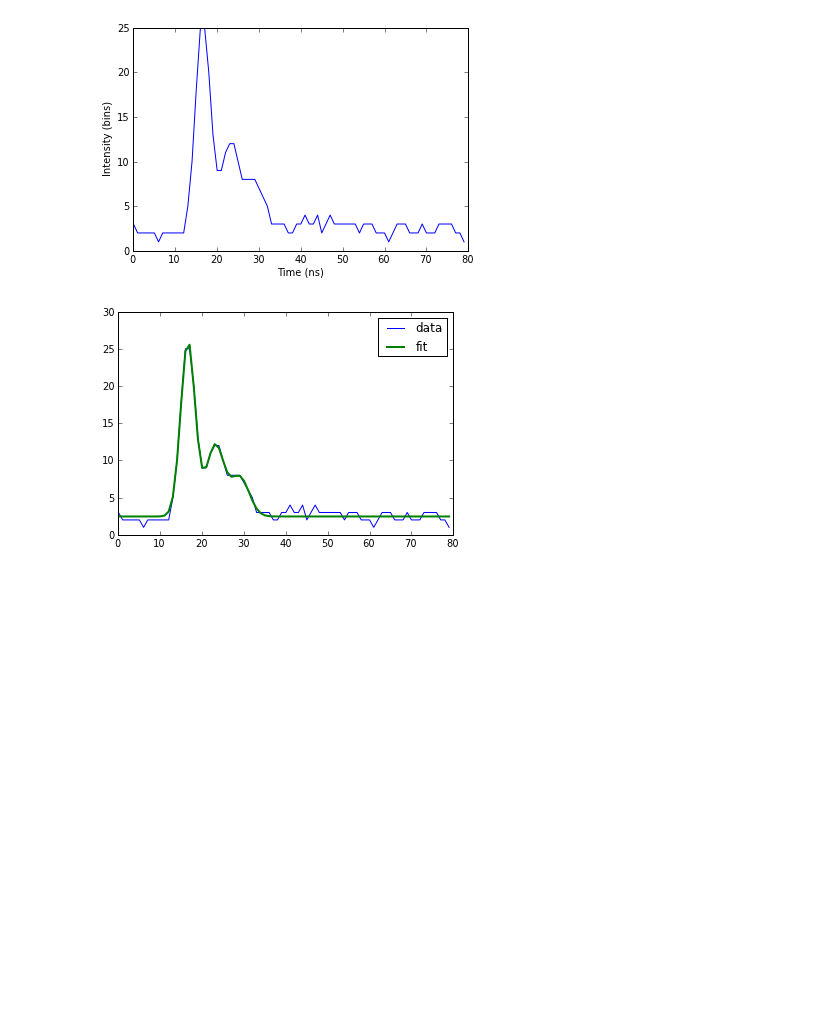
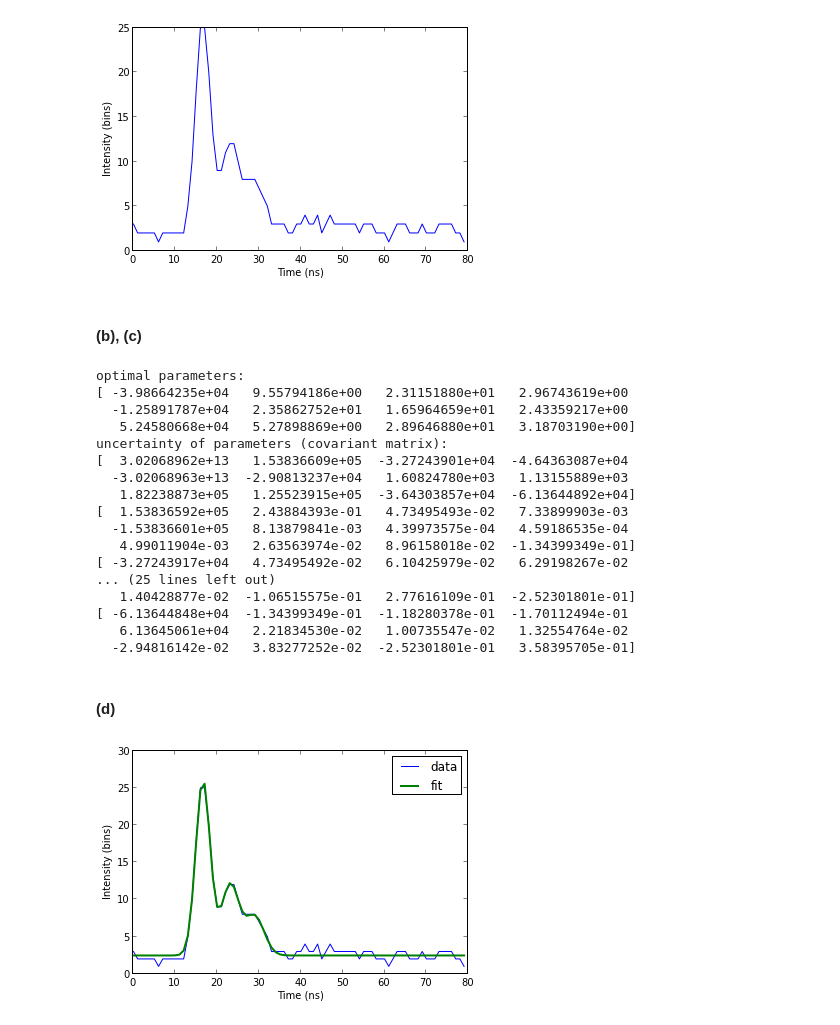
Before and after one commit to jvanatta/particle-tracks, a Jupyter notebook: week10/tuesCurveFit.ipynb, the cells around one changed output. Saved outputs shown, nothing was run; the diff lists cells and outputs as text; code cells hidden in the pictures; blank space fills up the shorter version.

```diff
--- a/week10/tuesCurveFit.ipynb
+++ b/week10/tuesCurveFit.ipynb
@@ -86,22 +96,54 @@ show()
 # %%
 waveform_2 = load('waveform_2.npy')
-t = np.arange(len(waveform_1))
+t = np.arange(len(waveform_2))
 
-plot(t, waveform_1)
+plot(t, waveform_2)
 xlabel("Time (ns)")
 ylabel("Intensity (bins)")
 show()
 # %% [output]
 [figure]
+# %% [markdown]
+#### (b), (c)
 # %%
 def model(t, B1, A1, mu1, sigma1, B2, A2, mu2, sigma2, B3, A3, mu3, sigma3):
     return (B1 + A1*exp( - ((t-mu1)/sigma1)**2)) + (B2 + A2*exp( - ((t-mu2)/sigma2)**2)) + (B3 + A3*exp( - ((t-mu3)/sigma3)**2))
+
 x0 = array([3., 15., 25., 1, 3., 25., 15., 1, 3., 33., 30., 1])
 
 popt, pcov = curve_fit(model, t, waveform_2, x0)
-plot(t, waveform_2, label="data")
-plot(t, model(t, popt[0], popt[1], popt[2], popt[3], popt[4], popt[5], popt[6], popt[7], popt[8], popt[9], popt[10], popt[11]), label="fit", linewidth=2)
-legend(loc="best")
-show()
+
+print "optimal parameters: "
+print popt
+print "uncertainty of parameters (covariant matrix): "
+for i in pcov:
+    print i
 # %% [output]
-[figure, removed]
+optimal parameters:
+[ -3.98664235e+04   9.55794186e+00   2.31151880e+01   2.96743619e+00
+  -1.25891787e+04   2.35862752e+01   1.65964659e+01   2.43359217e+00
+   5.24580668e+04   5.27898869e+00   2.89646880e+01   3.18703190e+00]
+uncertainty of parameters (covariant matrix):
+[  3.02068962e+13   1.53836609e+05  -3.27243901e+04  -4.64363087e+04
+  -3.02068963e+13  -2.90813237e+04   1.60824780e+03   1.13155889e+03
+   1.82238873e+05   1.25523915e+05  -3.64303857e+04  -6.13644892e+04]
+[  1.53836592e+05   2.43884393e-01   4.73495493e-02   7.33899903e-03
+  -1.53836601e+05   8.13879841e-03   4.39973575e-04   4.59186535e-04
+   4.99011904e-03   2.63563974e-02   8.96158018e-02  -1.34399349e-01]
+[ -3.27243917e+04   4.73495492e-02   6.10425979e-02   6.29198267e-02
+... (25 lines left out)
+   1.40428877e-02  -1.06515575e-01   2.77616109e-01  -2.52301801e-01]
+[ -6.13644848e+04  -1.34399349e-01  -1.18280378e-01  -1.70112494e-01
+   6.13645061e+04   2.21834530e-02   1.00735547e-02   1.32554764e-02
+  -2.94816142e-02   3.83277252e-02  -2.52301801e-01   3.58395705e-01]
+# %% [markdown]
+#### (d)
+# %%
+plot(t, waveform_2, label="data")
+plot(t, model(t, popt[0], popt[1], popt[2], popt[3], popt[4], popt[5], popt[6], popt[7], popt[8], popt[9], popt[10], popt[11]), label="fit", linewidth=2)
+legend(loc="best")
+xlabel("Time (ns)")
+ylabel("Intensity (bins)")
+show()
+# %% [output]
+[figure, added]
```
Also changed, not shown: parts of 8 cells of this notebook, 2 other files.
